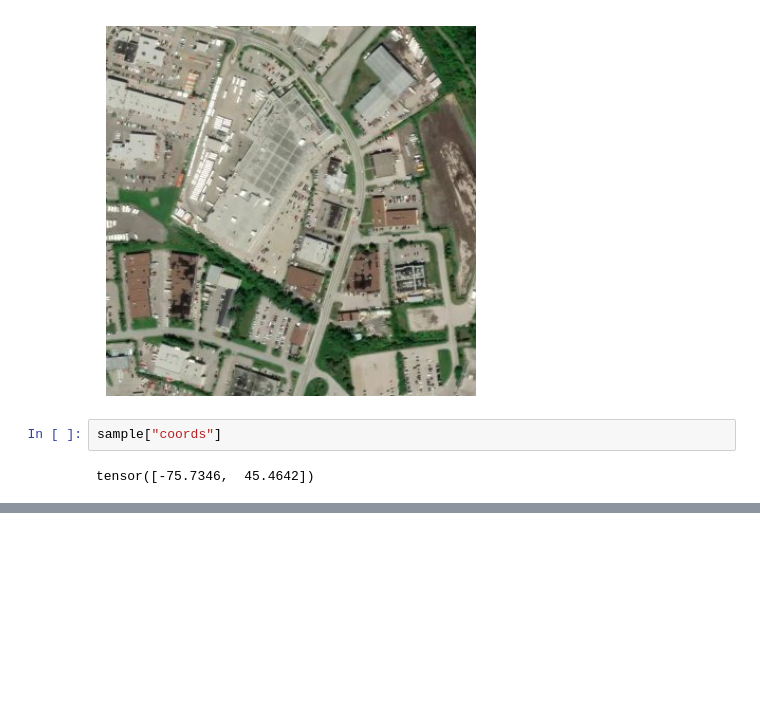
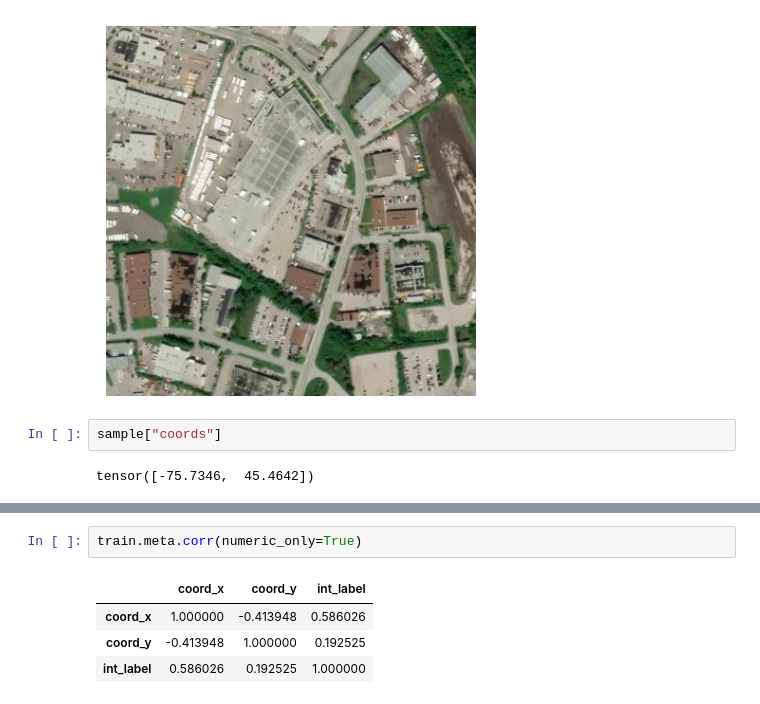
Before and after one commit to abhaydmathur/Wildfire, a Jupyter notebook: src/exploration.ipynb, the cells around one changed output, grey strips where cells are left out. Cells and saved outputs as stored; diff of their text form; blank space fills up the shorter version.

```diff
--- a/src/exploration.ipynb
+++ b/src/exploration.ipynb
@@ -42,0 +63,7 @@ tensor([-75.7346,  45.4642])
+# %%
+train.meta.corr(numeric_only=True)
+# %% [output]
+|  | coord_x | coord_y | int_label |
+| coord_x | 1.000000 | -0.413948 | 0.586026 |
+| coord_y | -0.413948 | 1.000000 | 0.192525 |
+| int_label | 0.586026 | 0.192525 | 1.000000 |
```
Also changed, not shown: parts of 2 cells of this notebook, 3 other files.
